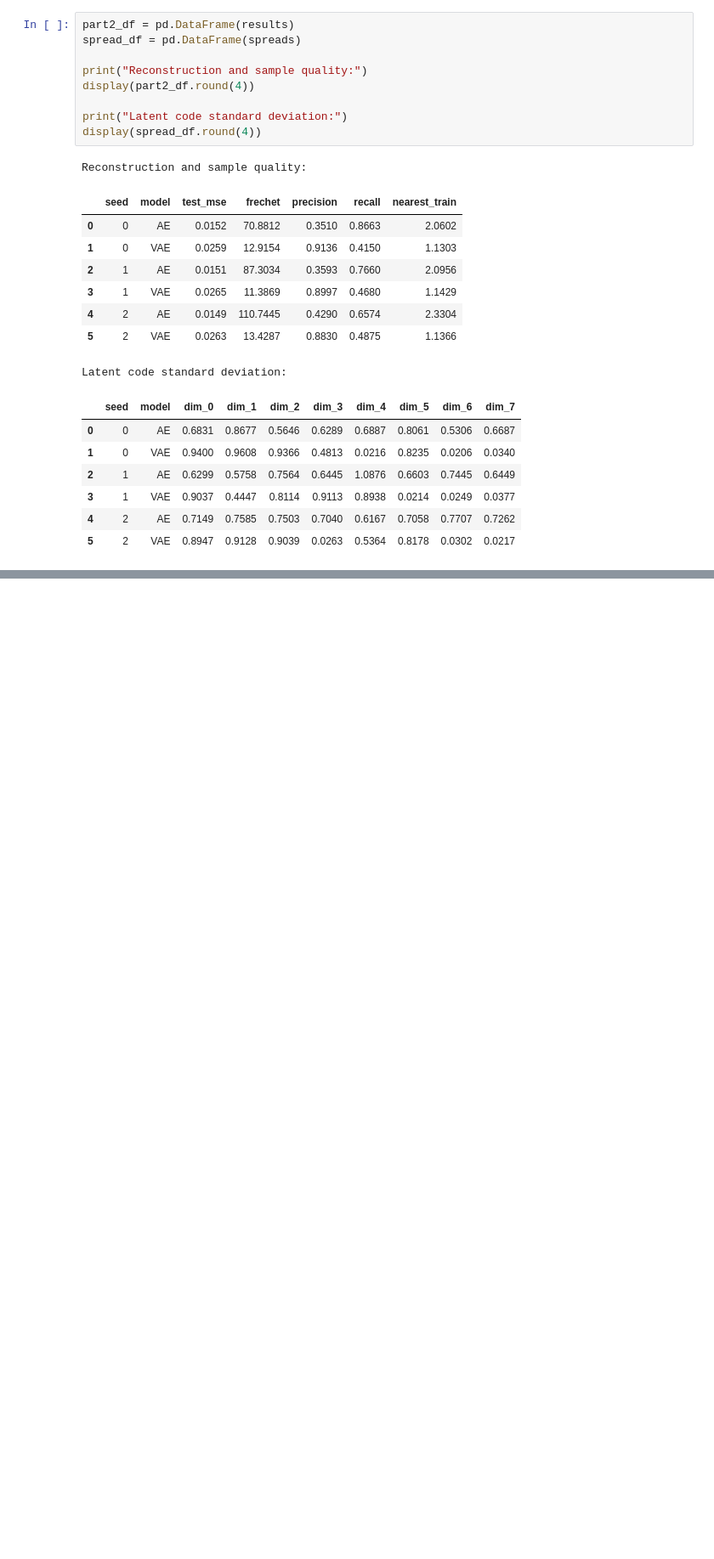
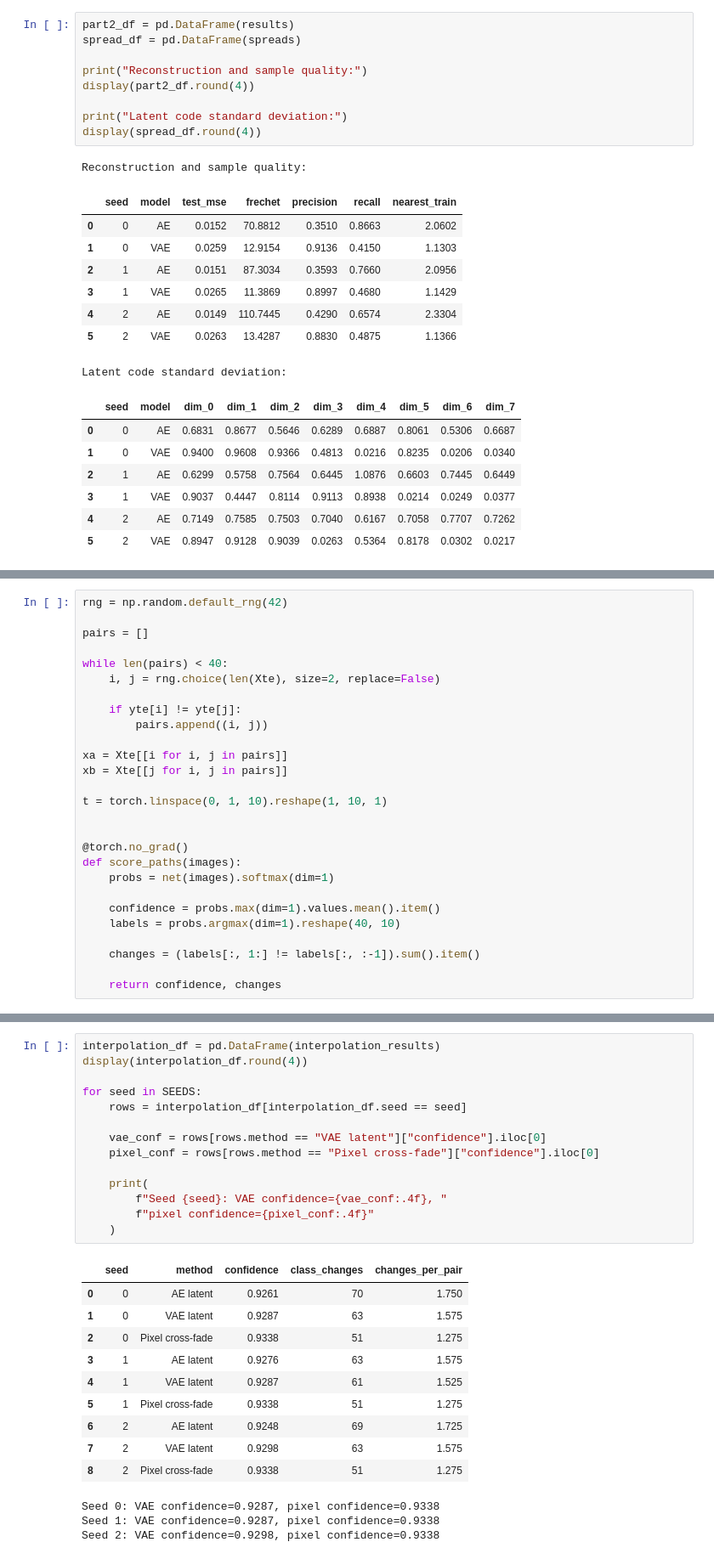
Before and after one commit to erictsaily/AIGC5500-Lab-7, a Jupyter notebook: lab07.ipynb, the cells around one changed output, grey strips where cells are left out. Shown at 85% size. Drawn from its saved outputs; the diff is of its cells as text; blank space fills up the shorter version.

```diff
--- a/lab07.ipynb
+++ b/lab07.ipynb
@@ -268,0 +409,27 @@ Latent code standard deviation:
+# %%
+rng = np.random.default_rng(42)
+
+pairs = []
+
+while len(pairs) < 40:
+    i, j = rng.choice(len(Xte), size=2, replace=False)
+
+    if yte[i] != yte[j]:
+        pairs.append((i, j))
+
+xa = Xte[[i for i, j in pairs]]
+xb = Xte[[j for i, j in pairs]]
+
+t = torch.linspace(0, 1, 10).reshape(1, 10, 1)
+
+
+@torch.no_grad()
+def score_paths(images):
+    probs = net(images).softmax(dim=1)
+
+    confidence = probs.max(dim=1).values.mean().item()
+    labels = probs.argmax(dim=1).reshape(40, 10)
+
+    changes = (labels[:, 1:] != labels[:, :-1]).sum().item()
+
+    return confidence, changes
@@ -268,0 +487,28 @@ Latent code standard deviation:
+# %%
+interpolation_df = pd.DataFrame(interpolation_results)
+display(interpolation_df.round(4))
+
+for seed in SEEDS:
+    rows = interpolation_df[interpolation_df.seed == seed]
+
+    vae_conf = rows[rows.method == "VAE latent"]["confidence"].iloc[0]
+    pixel_conf = rows[rows.method == "Pixel cross-fade"]["confidence"].iloc[0]
+
+    print(
+        f"Seed {seed}: VAE confidence={vae_conf:.4f}, "
+        f"pixel confidence={pixel_conf:.4f}"
+    )
+# %% [output]
+|  | seed | method | confidence | class_changes | changes_per_pair |
+| 0 | 0 | AE latent | 0.9261 | 70 | 1.750 |
+| 1 | 0 | VAE latent | 0.9287 | 63 | 1.575 |
+| 2 | 0 | Pixel cross-fade | 0.9338 | 51 | 1.275 |
+| 3 | 1 | AE latent | 0.9276 | 63 | 1.575 |
+| 4 | 1 | VAE latent | 0.9287 | 61 | 1.525 |
+| 5 | 1 | Pixel cross-fade | 0.9338 | 51 | 1.275 |
+| 6 | 2 | AE latent | 0.9248 | 69 | 1.725 |
+| 7 | 2 | VAE latent | 0.9298 | 63 | 1.575 |
+| 8 | 2 | Pixel cross-fade | 0.9338 | 51 | 1.275 |
+Seed 0: VAE confidence=0.9287, pixel confidence=0.9338
+Seed 1: VAE confidence=0.9287, pixel confidence=0.9338
+Seed 2: VAE confidence=0.9298, pixel confidence=0.9338
```
Also changed, not shown: parts of 12 cells of this notebook, 37 other files.
